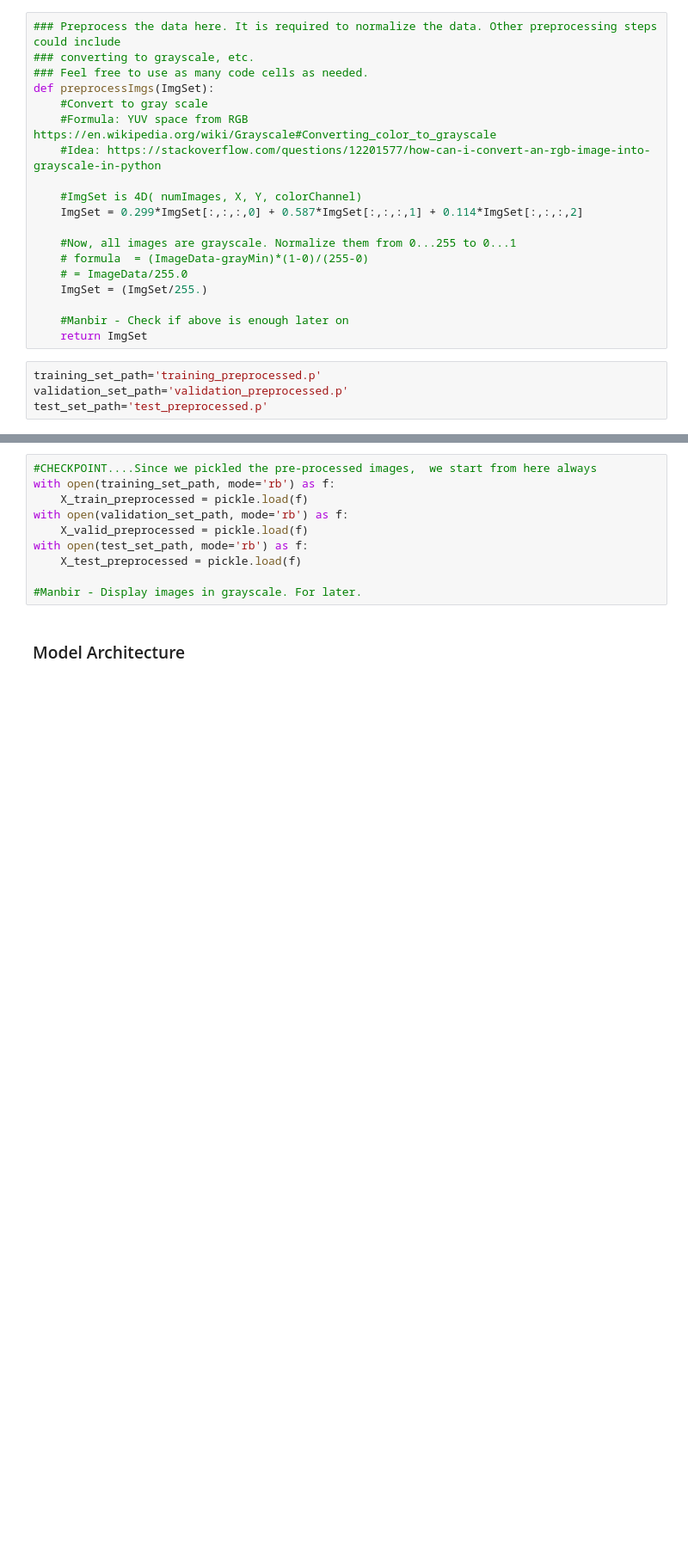
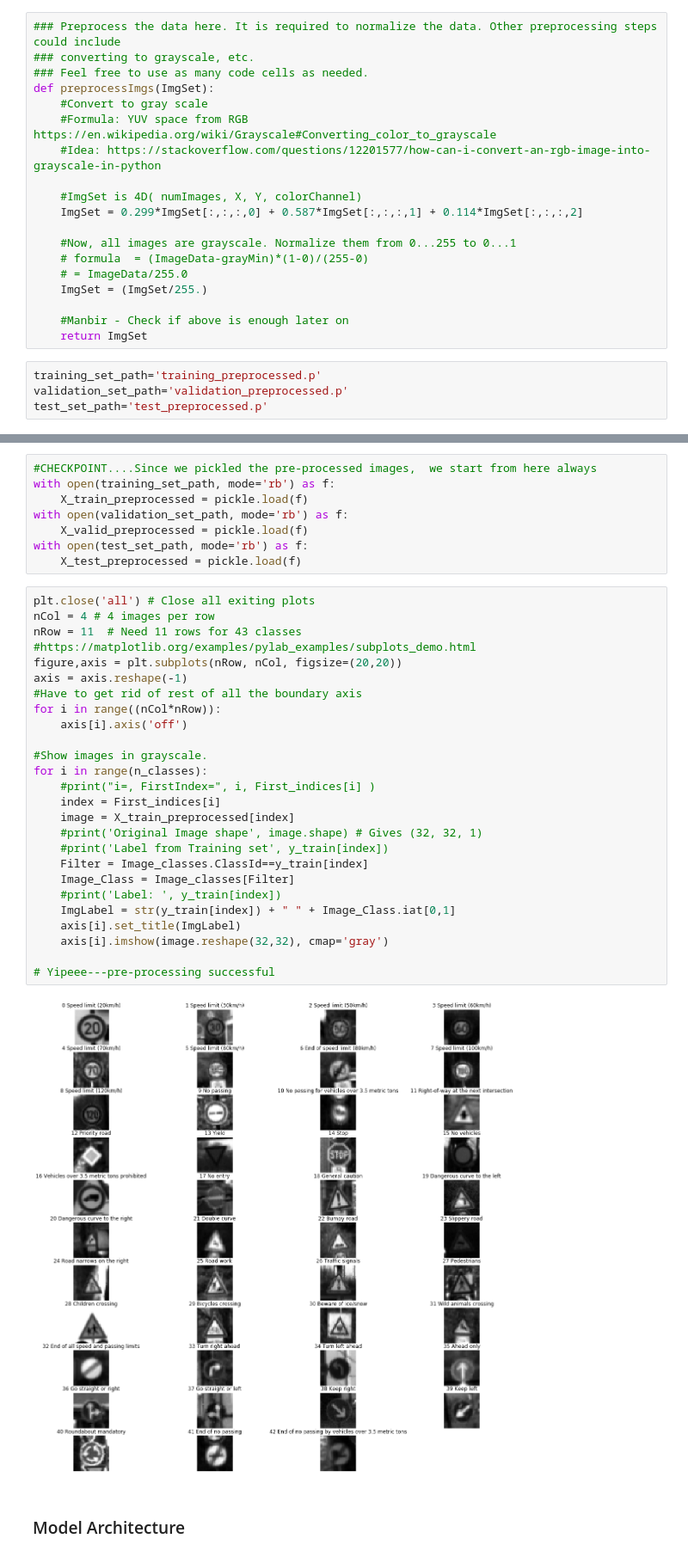
Before and after one commit to gr8manbir/Manbir_den, a Jupyter notebook: Self_Driving_Car/CarND-Traffic-Sign-Classifier-Project/Traffic_Sign_Classifier.ipynb, the cells around one changed output, grey strips where cells are left out. Shown: that part at 86% size. Cells and saved outputs as stored; diff of their text form; blank space fills up the shorter version.

Commit message:
Verified gray scale processing works. Convo NN still fails.

```diff
--- a/Self_Driving_Car/CarND-Traffic-Sign-Classifier-Project/Traffic_Sign_Classifier.ipynb
+++ b/Self_Driving_Car/CarND-Traffic-Sign-Classifier-Project/Traffic_Sign_Classifier.ipynb
@@ -255,8 +240,34 @@ with open(validation_set_path, mode='rb') as f:
     X_valid_preprocessed = pickle.load(f)
 with open(test_set_path, mode='rb') as f:
     X_test_preprocessed = pickle.load(f)
-
-#Manbir - Display images in grayscale. For later.
+# %%
+plt.close('all') # Close all exiting plots
+nCol = 4 # 4 images per row
+nRow = 11  # Need 11 rows for 43 classes
+#https://matplotlib.org/examples/pylab_examples/subplots_demo.html
+figure,axis = plt.subplots(nRow, nCol, figsize=(20,20))
+axis = axis.reshape(-1)
+#Have to get rid of rest of all the boundary axis
+for i in range((nCol*nRow)):
+    axis[i].axis('off')
+
+#Show images in grayscale.
+for i in range(n_classes):
+    #print("i=, FirstIndex=", i, First_indices[i] )
+    index = First_indices[i]
+    image = X_train_preprocessed[index]
+    #print('Original Image shape', image.shape) # Gives (32, 32, 1)
+    #print('Label from Training set', y_train[index])
+    Filter = Image_classes.ClassId==y_train[index]
+    Image_Class = Image_classes[Filter]
+    #print('Label: ', y_train[index])
+    ImgLabel = str(y_train[index]) + " " + Image_Class.iat[0,1]
+    axis[i].set_title(ImgLabel)
+    axis[i].imshow(image.reshape(32,32), cmap='gray')
+
+# Yipeee---pre-processing successful
+# %% [output]
+[figure, added]
 # %% [markdown]
 ### Model Architecture
 # %%
```
Also changed, not shown: parts of 7 cells of this notebook.
